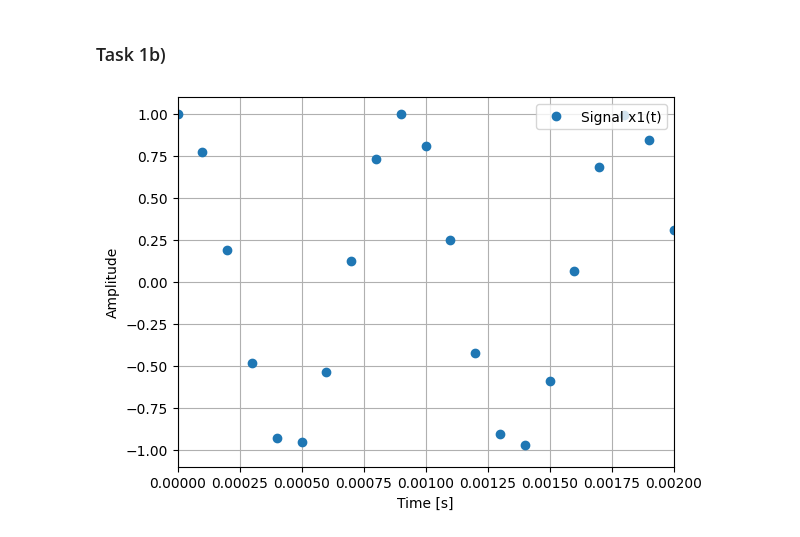
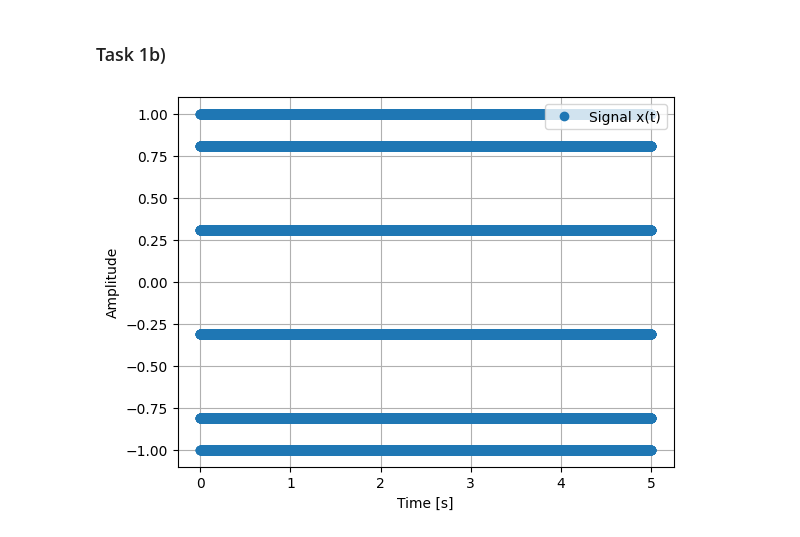
Before and after one commit to OliverHansson/Sigtrans_assignments, a Jupyter notebook: Assignment3/Assignment3.ipynb, the cells around one changed output. Saved outputs shown, nothing was run; the diff lists cells and outputs as text; code cells hidden in the pictures.

```diff
--- a/Assignment3/Assignment3.ipynb
+++ b/Assignment3/Assignment3.ipynb
@@ -8,11 +8,12 @@ import sounddevice as sd
 # %% [markdown]
 ### Task 1a)
 # %%
-w_s = 2*np.pi / 0.0001
-T_k = np.arange(0, 5, 0.0001 )
+t_0 = 0.0001
+T_k = np.arange(0, 5, t_0 )
 results = np.zeros(len(T_k))
 freq = 1000
 counter = 0
+samplerate = 1/ t_0
 
 
 def cos(f, t):
@@ -22,7 +23,7 @@ for i in T_k:
     results[counter] = cos(freq, i)
     counter+=1
 
-#sd.play(results,freq)
+#sd.play(results, samplerate, blocksize = 1024, blocking = True)
 fig, ax = plt.subplots()
 ax.plot(T_k, results, 'o', label='Signal x1(t)')
 ax.set_xlabel('Time [s]')  # Add x-axis label
@@ -37,29 +38,19 @@ plt.show()
 # %% [markdown]
 ### Task 1b)
 # %%
-w_s = 2*np.pi / 0.0001
-T_k = np.arange(0, 5, 0.0001 )
-results1 = np.zeros(len(T_k))
-freq2 = 1100
-counter = 0
 
+sample_freq = 1100
 
-def cos(f, t):
-    return np.cos(2*np.pi*f * t)
+#sd.play(results, sample_freq, blocksize = 1024,  blocking=True)
 
-for i in T_k:
-    results1[counter] = cos(freq2, i)
-    counter+=1
-
-#sd.play(results,freq)
 fig, ax = plt.subplots()
-ax.plot(T_k, results1, 'o', label='Signal x1(t)')
+ax.plot(T_k, results, 'o', label='Signal x(t)')
 ax.set_xlabel('Time [s]')  # Add x-axis label
 ax.set_ylabel('Amplitude') # Add y-axis label
-ax.set_xlim(0, 0.002)       # Set x-axis limits 0-10 ms
+#ax.set_xlim(0, 0.002)       # Set x-axis limits 0-10 ms
 #ax.set_ylim(-1.2, 1.2)     # Set y-axis limits
 ax.grid(True)              # Turn on the grid
 ax.legend(loc='upper right') # Add legend
 plt.show()
 # %% [output]
-[figure, old version]
+[figure, new version]
```
Also changed, not shown: parts of 5 cells of this notebook, 1 other file.
